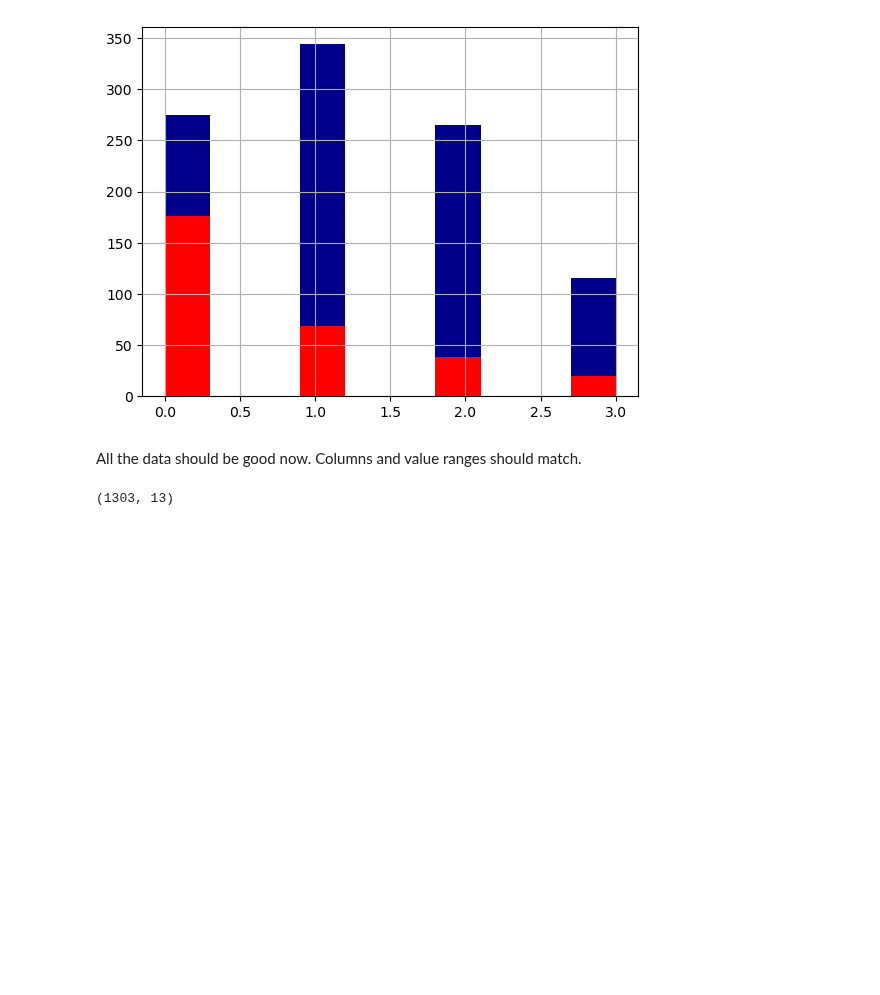
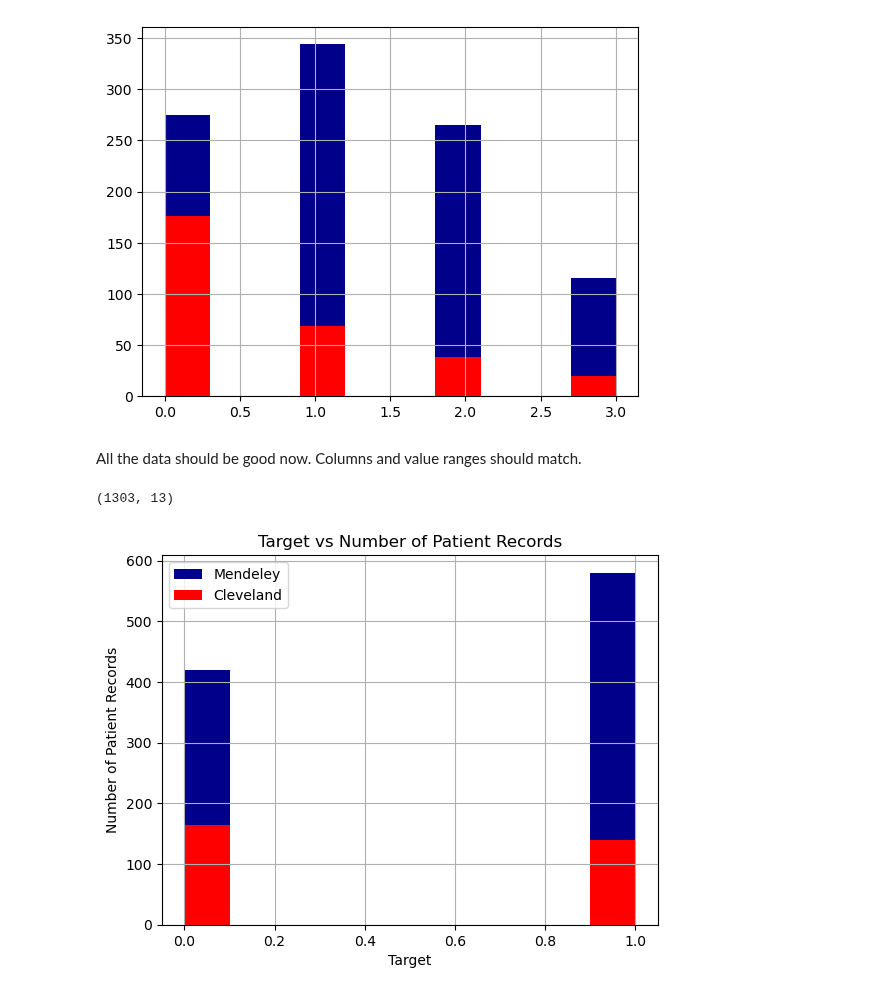
Before and after one commit to ml-cvd-prediction/ml-cvd-prediction.github.io, a Jupyter notebook: src/cleveland.ipynb, the cells around one changed output. Drawn from its saved outputs; the diff is of its cells as text; code cells hidden in the pictures; blank space fills up the shorter version.

Commit message:
new figures

```diff
--- a/src/cleveland.ipynb
+++ b/src/cleveland.ipynb
@@ -324,3 +324,13 @@ print(df_shuffled.shape)
 df_shuffled.to_csv("shuffled_data.csv", index=False)
 # %% [output]
 (1303, 13)
+# %%
+df['target'].hist(color="darkblue")
+X['target'].hist(color="red")
+plt.title("Target vs Number of Patient Records")
+plt.xlabel("Target")
+plt.ylabel("Number of Patient Records")
+plt.legend(['Mendeley', 'Cleveland'])
+plt.show()
+# %% [output]
+[figure, added]
```
Also changed, not shown: 7 other files.
